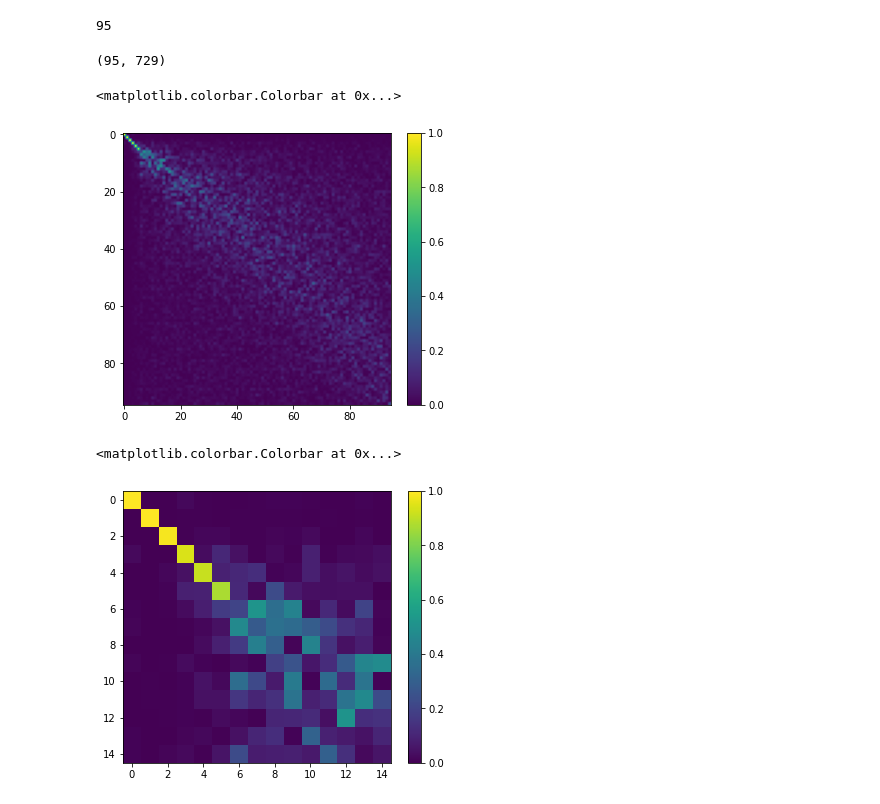
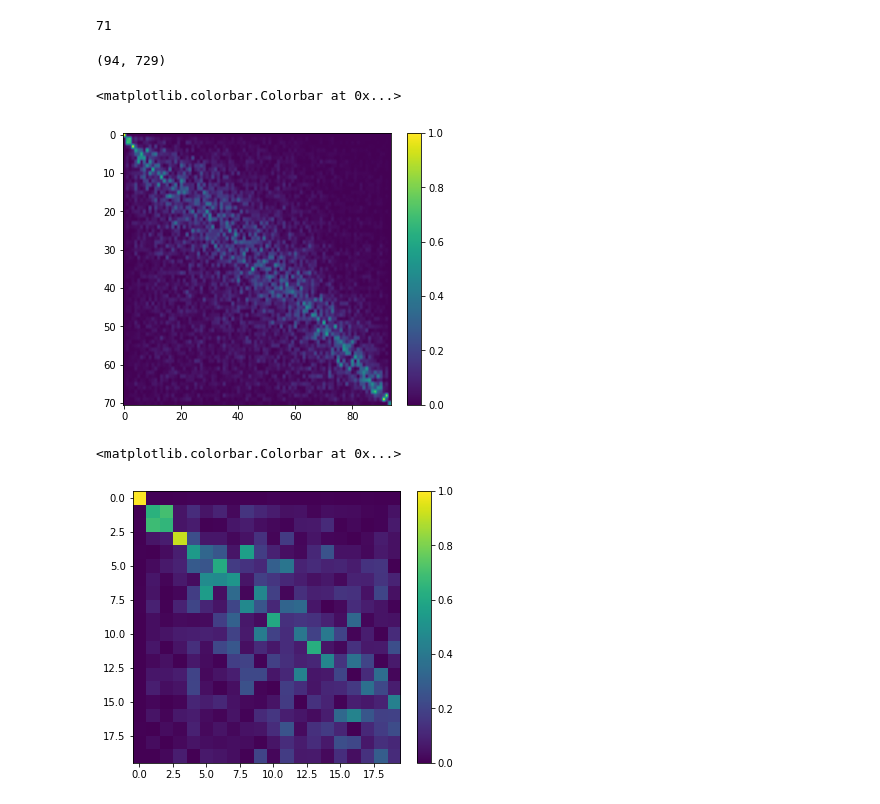
Before and after one commit to jingyucms/STAT, a Jupyter notebook: PCACorrelation.ipynb, the cells around one changed output. Cells and saved outputs as stored; diff of their text form; code cells hidden in the pictures.

Commit message:
updated PCA correlation notebook

```diff
--- a/PCACorrelation.ipynb
+++ b/PCACorrelation.ipynb
@@ -15,19 +15,19 @@ from src.design import Design
 import matplotlib.pyplot as plt
 # %%
 # cachefile1 = 'result/STAT20221012ExponentialRBF_GoodPCAN10/HeavyIon.pkl'
-cachefile1 = 'result/STAT20221012ExponentialRBF_N15_Smoothed/HeavyIon.pkl'
-cachefile2 = 'result/STAT20221012ExponentialRBF_N10/HeavyIon.pkl'
+cachefile1 = 'result/STAT20221012ExponentialMatern_N6_GoodPCA/HeavyIon.pkl'
+cachefile2 = 'result/STAT20221012ExponentialMatern_N6/HeavyIon.pkl'
 
 Emulator1 = emulator.Emulator.from_cache_custom('HeavyIon', cachefile1)
 Emulator2 = emulator.Emulator.from_cache_custom('HeavyIon', cachefile2)
 # %%
 Emulator1.pca.components_.shape[0]
 # %% [output]
-95
+71
 # %%
 Emulator2.pca.components_.shape
 # %% [output]
-(95, 729)
+(94, 729)
 # %%
 N1 = Emulator1.pca.components_.shape[0]
 N2 = Emulator2.pca.components_.shape[0]
@@ -43,13 +43,13 @@ pos = ax.imshow(np.abs(Correlation), vmin = 0, vmax = 1, aspect = 'auto')
 fig.colorbar(pos, ax = ax)
 # %% [output]
 <matplotlib.colorbar.Colorbar at 0x...>
-[figure, old version]
+[figure, new version]
 # %%
 fig, ax = plt.subplots(figsize=(6, 5))
-pos = ax.imshow(np.abs(Correlation[0:15,0:15]), vmin = 0, vmax = 1, aspect = 'auto')
+pos = ax.imshow(np.abs(Correlation[0:20,0:20]), vmin = 0, vmax = 1, aspect = 'auto')
 fig.colorbar(pos, ax = ax)
 # %% [output]
 <matplotlib.colorbar.Colorbar at 0x...>
-[figure, old version]
+[figure, new version]
 # %%
 plt.close('all')
```
